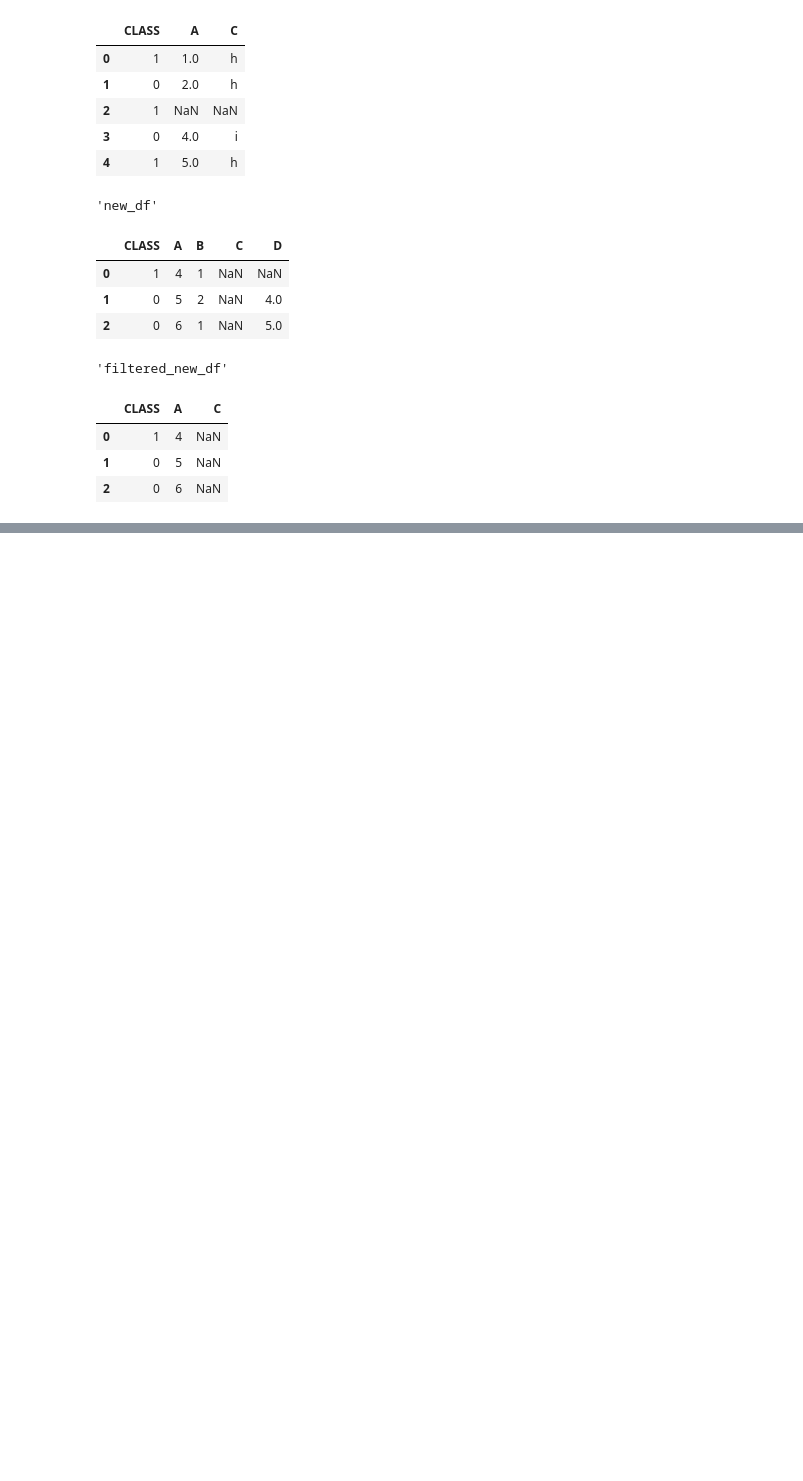
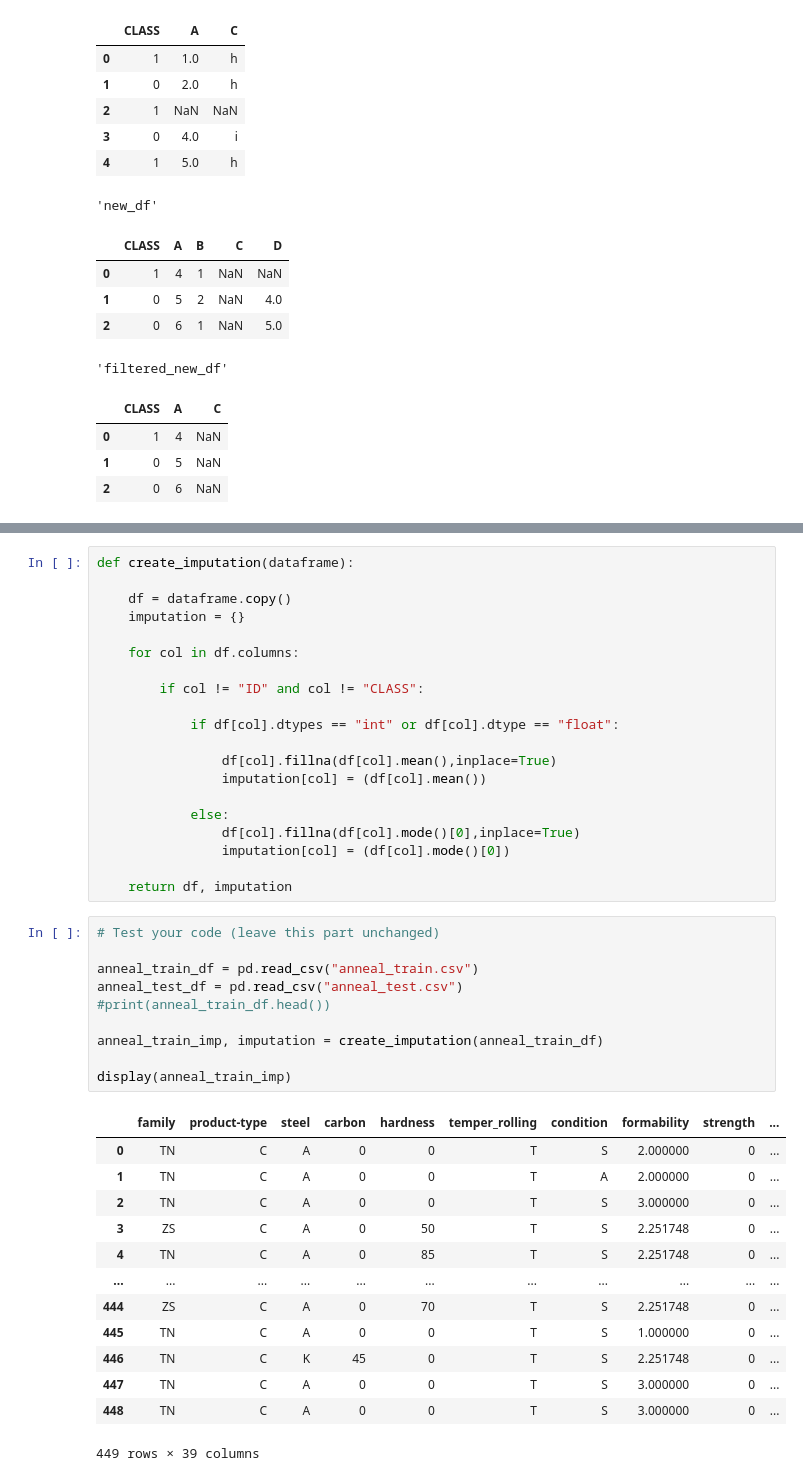
Before and after one commit to zzheng2020/ID2214-HT21-Programming-for-Data-Science, a Jupyter notebook: Assignment1/Test_Assignment1.ipynb, the cells around one changed output, grey strips where cells are left out. Saved outputs shown, nothing was run; the diff lists cells and outputs as text; blank space fills up the shorter version.

```diff
--- a/Assignment1/Test_Assignment1.ipynb
+++ b/Assignment1/Test_Assignment1.ipynb
@@ -78,0 +107,44 @@ display("filtered_new_df",filtered_new_df)
+# %%
+def create_imputation(dataframe):
+
+    df = dataframe.copy()
+    imputation = {}
+
+    for col in df.columns:
+
+        if col != "ID" and col != "CLASS":
+
+            if df[col].dtypes == "int" or df[col].dtype == "float":
+
+                df[col].fillna(df[col].mean(),inplace=True)
+                imputation[col] = (df[col].mean())
+
+            else:
+                df[col].fillna(df[col].mode()[0],inplace=True)
+                imputation[col] = (df[col].mode()[0])
+
+    return df, imputation
+# %%
+# Test your code (leave this part unchanged)
+
+anneal_train_df = pd.read_csv("anneal_train.csv")
+anneal_test_df = pd.read_csv("anneal_test.csv")
+#print(anneal_train_df.head())
+
+anneal_train_imp, imputation = create_imputation(anneal_train_df)
+
+display(anneal_train_imp)
+# %% [output]
+|  | family | product-type | steel | carbon | hardness | temper_rolling | condition | formability | strength | ... |
+| 0 | TN | C | A | 0 | 0 | T | S | 2.000000 | 0 | ... |
+| 1 | TN | C | A | 0 | 0 | T | A | 2.000000 | 0 | ... |
+| 2 | TN | C | A | 0 | 0 | T | S | 3.000000 | 0 | ... |
+| 3 | ZS | C | A | 0 | 50 | T | S | 2.251748 | 0 | ... |
+| 4 | TN | C | A | 0 | 85 | T | S | 2.251748 | 0 | ... |
+| ... | ... | ... | ... | ... | ... | ... | ... | ... | ... | ... |
+| 444 | ZS | C | A | 0 | 70 | T | S | 2.251748 | 0 | ... |
+| 445 | TN | C | A | 0 | 0 | T | S | 1.000000 | 0 | ... |
+| 446 | TN | C | K | 45 | 0 | T | S | 2.251748 | 0 | ... |
+| 447 | TN | C | A | 0 | 0 | T | S | 3.000000 | 0 | ... |
+| 448 | TN | C | A | 0 | 0 | T | S | 3.000000 | 0 | ... |
+449 rows × 39 columns
```
Also changed, not shown: parts of 3 cells of this notebook, 22 other files.
